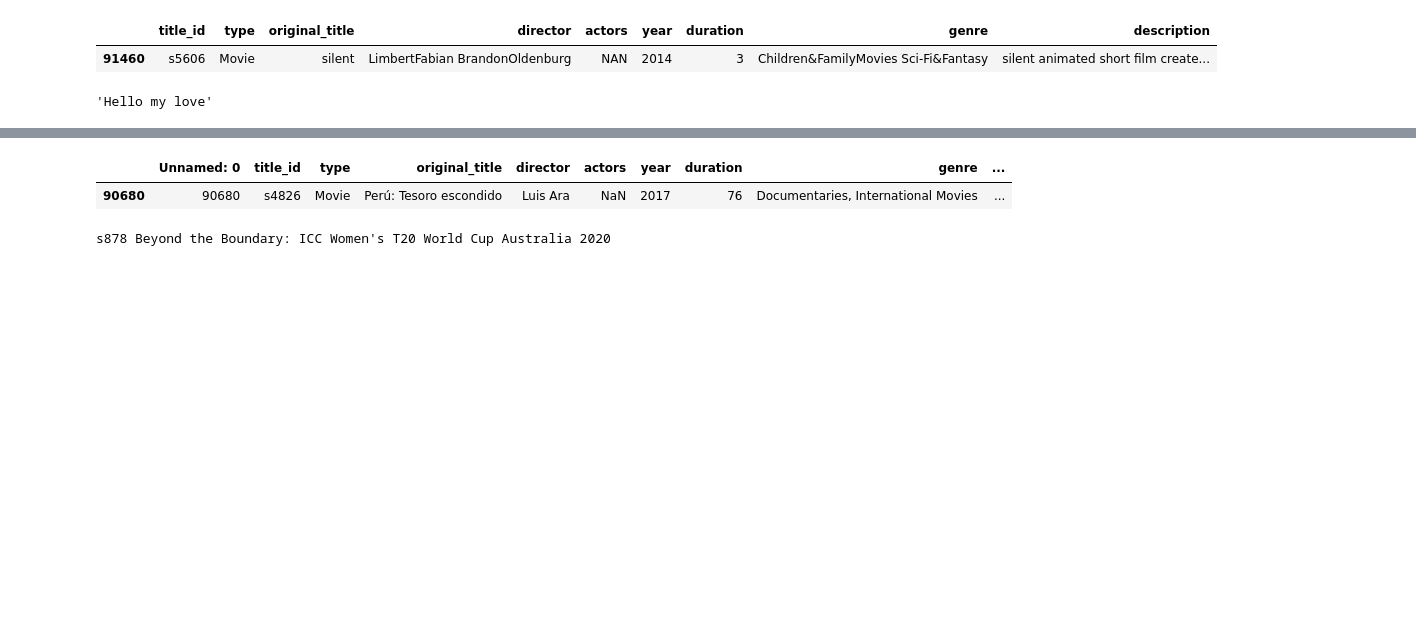
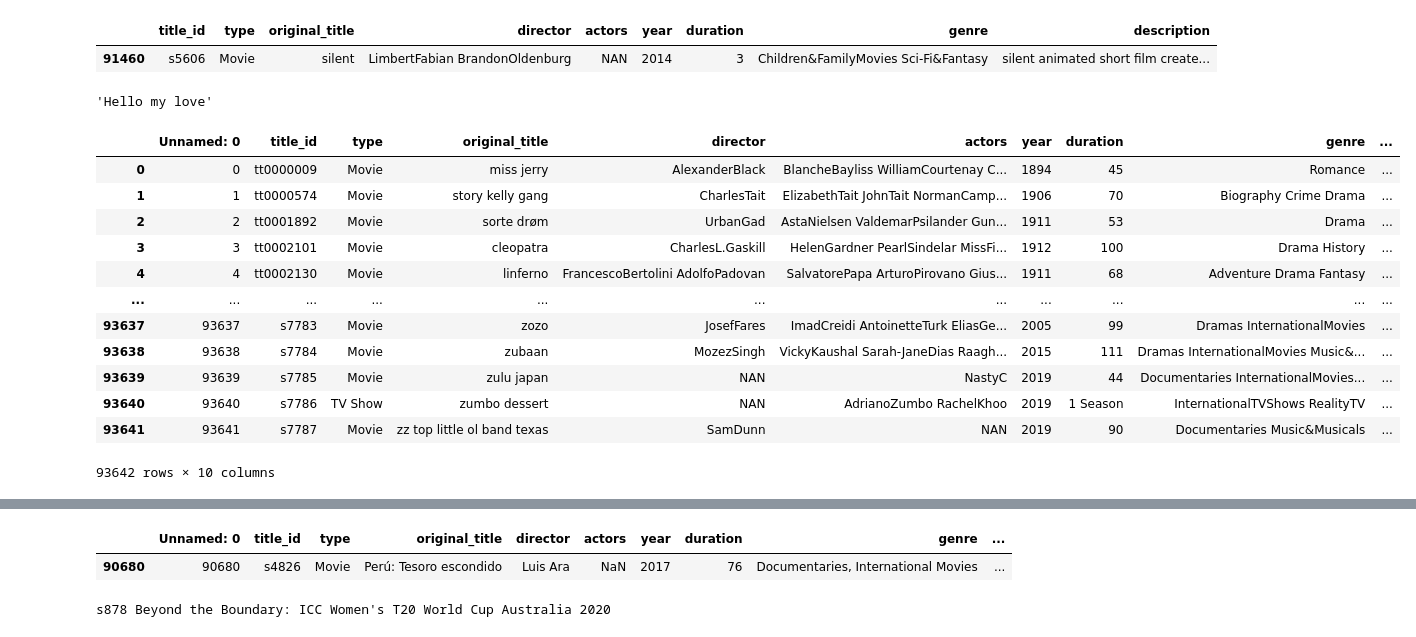
Before and after one commit to JRStingl/Capstone3, a Jupyter notebook: ProgressOnCombined.ipynb, the cells around one changed output, grey strips where cells are left out. Cells and saved outputs as stored; diff of their text form; code cells hidden in the pictures; blank space fills up the shorter version.

```diff
--- a/ProgressOnCombined.ipynb
+++ b/ProgressOnCombined.ipynb
@@ -389,3 +407,21 @@ total.to_csv("translated_hopefully.csv")
+# %%
+translated_maybe = pd.read_csv('translated_in_case.csv', low_memory=False)
+# %%
+translated_maybe
+# %% [output]
+|  | Unnamed: 0 | title_id | type | original_title | director | actors | year | duration | genre | ... |
+| 0 | 0 | tt0000009 | Movie | miss jerry | AlexanderBlack | BlancheBayliss WilliamCourtenay C... | 1894 | 45 | Romance | ... |
+| 1 | 1 | tt0000574 | Movie | story kelly gang | CharlesTait | ElizabethTait JohnTait NormanCamp... | 1906 | 70 | Biography Crime Drama | ... |
+| 2 | 2 | tt0001892 | Movie | sorte drøm | UrbanGad | AstaNielsen ValdemarPsilander Gun... | 1911 | 53 | Drama | ... |
+| 3 | 3 | tt0002101 | Movie | cleopatra | CharlesL.Gaskill | HelenGardner PearlSindelar MissFi... | 1912 | 100 | Drama History | ... |
+| 4 | 4 | tt0002130 | Movie | linferno | FrancescoBertolini AdolfoPadovan | SalvatorePapa ArturoPirovano Gius... | 1911 | 68 | Adventure Drama Fantasy | ... |
+| ... | ... | ... | ... | ... | ... | ... | ... | ... | ... | ... |
+| 93637 | 93637 | s7783 | Movie | zozo | JosefFares | ImadCreidi AntoinetteTurk EliasGe... | 2005 | 99 | Dramas InternationalMovies | ... |
+| 93638 | 93638 | s7784 | Movie | zubaan | MozezSingh | VickyKaushal Sarah-JaneDias Raagh... | 2015 | 111 | Dramas InternationalMovies Music&... | ... |
+| 93639 | 93639 | s7785 | Movie | zulu japan | NAN | NastyC | 2019 | 44 | Documentaries InternationalMovies... | ... |
+| 93640 | 93640 | s7786 | TV Show | zumbo dessert | NAN | AdrianoZumbo RachelKhoo | 2019 | 1 Season | InternationalTVShows RealityTV | ... |
+| 93641 | 93641 | s7787 | Movie | zz top little ol band texas | SamDunn | NAN | 2019 | 90 | Documentaries Music&Musicals | ... |
+93642 rows × 10 columns
 # %%
 total[total.original_title.str.contains(" Z ")]
 # %% [output]
```
Also changed, not shown: parts of 4 cells of this notebook, 5 other files.
